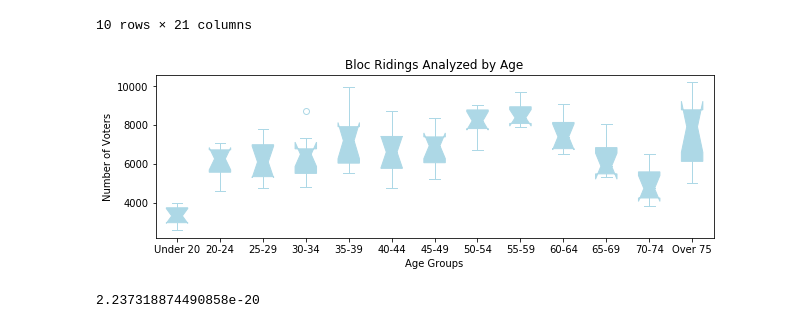
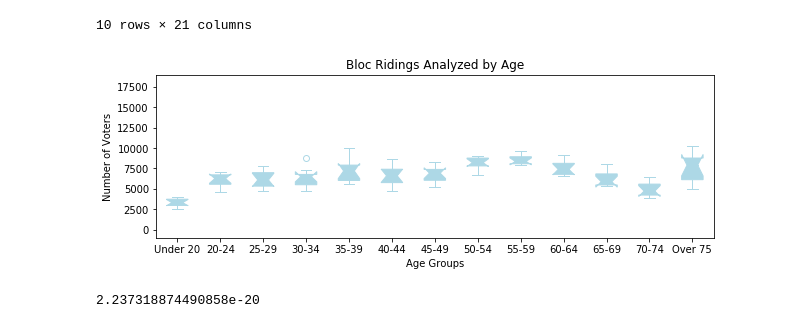
Before and after one commit to bsmirnov12/ABDS-Project-1, a Jupyter notebook: AgeStats.ipynb, the cells around one changed output. Saved outputs shown, nothing was run; the diff lists cells and outputs as text; code cells hidden in the pictures.

```diff
--- a/AgeStats.ipynb
+++ b/AgeStats.ipynb
@@ -265,32 +270,33 @@ Bloc
 # %%
 fig,ax = plt.subplots(figsize=(10,3))
 box_plot_data=[Bloc["Under 20"], Bloc["20-24"], Bloc["25-29"], Bloc["30-34"],
                Bloc["35-39"],Bloc["40-44"],Bloc["45-49"],
                Bloc["50-54"],Bloc["55-59"],Bloc["60-64"],
                Bloc["65-69"],Bloc["70-74"],Bloc["Over 75"],
               ]
 x_label_list = ["Under 20", "20-24", "25-29","30-34",
                "35-39","40-44","45-49",
                "50-54","55-59","60-64",
               "65-69","70-74","Over 75"]
 ax.set_xticklabels(x_label_list)
 c="lightblue"
+ax.set_ylim([-1000,19000])
 plt.boxplot(box_plot_data, notch=True, patch_artist=True,
             boxprops=dict(facecolor=c, color=c),
             capprops=dict(color=c),
             whiskerprops=dict(color=c),
             flierprops=dict(color=c, markeredgecolor=c),
             medianprops=dict(color=c))
 #ax.set_xlabel = "Age Groups"
 #ax.set_ylabel = "Number of Voters"
 #ax.set_title = "Liberal Ridings Analyzed by Age"
 plt.xlabel("Age Groups")
 plt.ylabel("Number of Voters")
 plt.title("Bloc Ridings Analyzed by Age")
 plt.savefig("./PNG_images_stats/Bloc_Age.png")
 plt.show()
 # %% [output]
-[figure, old version]
+[figure, new version]
 # %%
 F, p = stats.f_oneway(Bloc["Under 20"], Bloc["20-24"], Bloc["25-29"], Bloc["30-34"],
                Bloc["35-39"],Bloc["40-44"],Bloc["45-49"],
```
Also changed, not shown: parts of 4 cells of this notebook, 4 other files.
